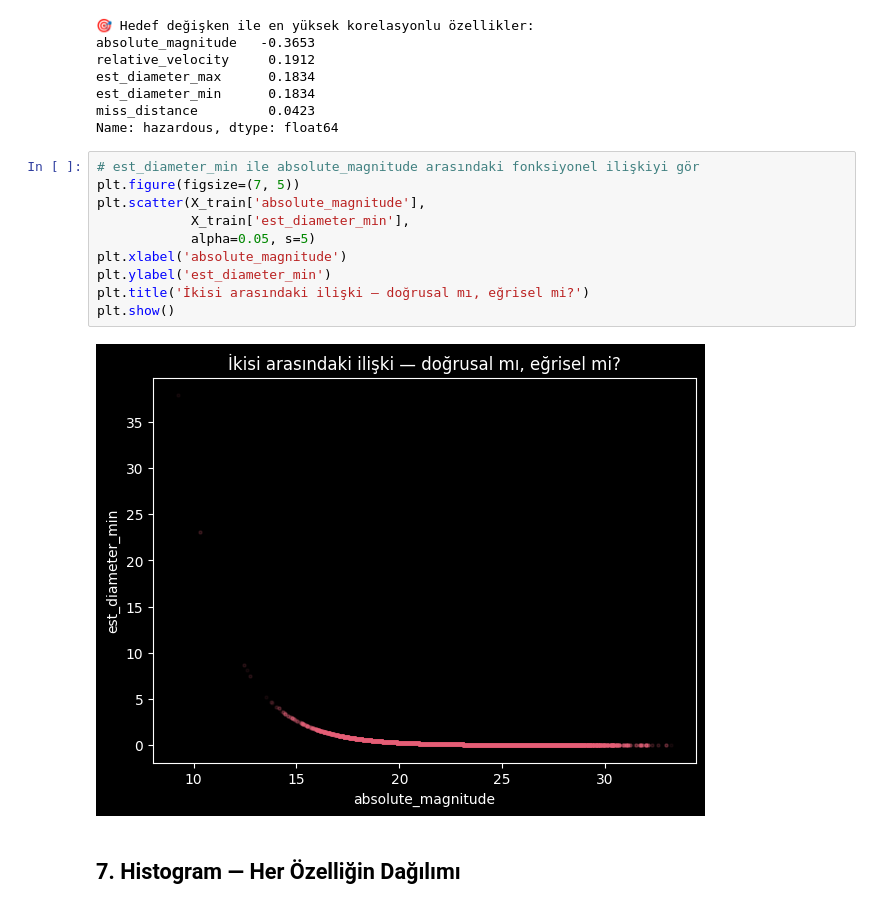
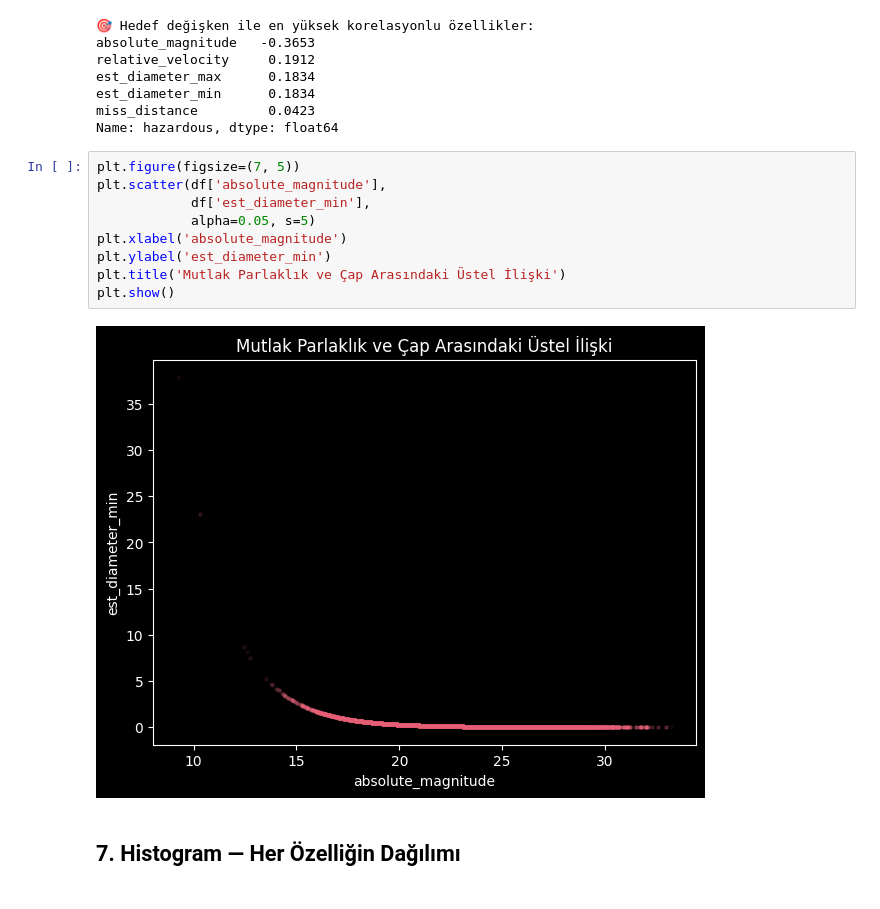
Before and after one commit to contactdilarayilmaz/asteroid-classification, a Jupyter notebook: Colab Notebooks/01_eda_and_cleaning.ipynb, the cells around one changed output. Saved outputs shown, nothing was run; the diff lists cells and outputs as text.

```diff
--- a/Colab Notebooks/01_eda_and_cleaning.ipynb
+++ b/Colab Notebooks/01_eda_and_cleaning.ipynb
@@ -253,17 +253,16 @@ est_diameter_min      0.1834
 miss_distance         0.0423
 Name: hazardous, dtype: float64
 # %%
-# est_diameter_min ile absolute_magnitude arasındaki fonksiyonel ilişkiyi gör
 plt.figure(figsize=(7, 5))
-plt.scatter(X_train['absolute_magnitude'],
-            X_train['est_diameter_min'],
+plt.scatter(df['absolute_magnitude'],
+            df['est_diameter_min'],
             alpha=0.05, s=5)
 plt.xlabel('absolute_magnitude')
 plt.ylabel('est_diameter_min')
-plt.title('İkisi arasındaki ilişki — doğrusal mı, eğrisel mi?')
+plt.title('Mutlak Parlaklık ve Çap Arasındaki Üstel İlişki')
 plt.show()
 # %% [output]
-[figure, old version]
+[figure, new version]
 # %% [markdown]
 ## 7. Histogram — Her Özelliğin Dağılımı
 # %%
```
Also changed, not shown: parts of 3 cells of this notebook.
